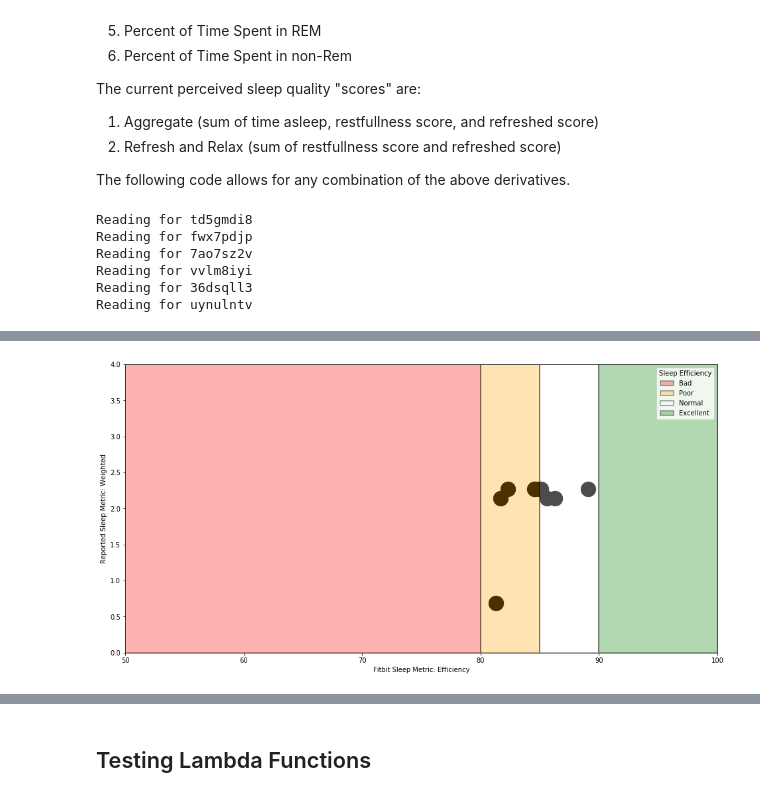
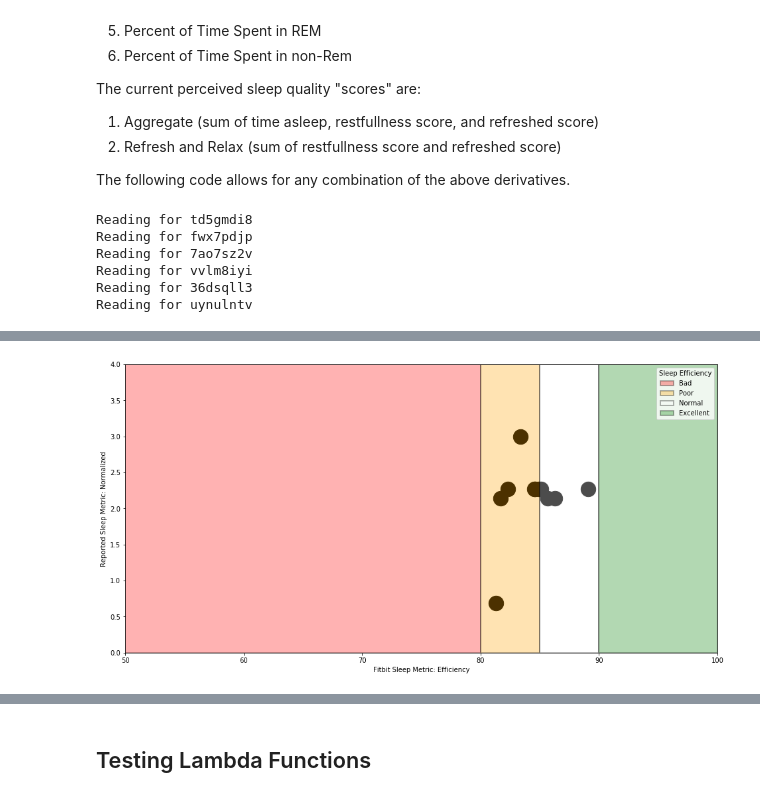
Before and after one commit to ccraddock/UT2000-SummerDashboard, a Jupyter notebook: UT2000_SummerDashboard_MasterNotebook.ipynb, the cells around one changed output, grey strips where cells are left out. Cells and saved outputs as stored; diff of their text form; code cells hidden in the pictures.

```diff
--- a/UT2000_SummerDashboard_MasterNotebook.ipynb
+++ b/UT2000_SummerDashboard_MasterNotebook.ipynb
@@ -30,7 +30,7 @@ The start and end dates are defaulted to the earliest and latest dates, respecti
 # %%
 student_list = ['e5z2mjax','td5gmdi8','fwx7pdjp','tvydwa9w','7ao7sz2v','19k2rlua','vvlm8iyi','36dsqll3','uynulntv','uuc9c1q8']
 start_date = '03/11/2019'
-end_date = '03/31/2019'
+end_date = '04/15/2019'
 # Getting the number of hours
 time_diff = datetime.strptime(end_date, '%m/%d/%Y') - datetime.strptime(start_date, '%m/%d/%Y')
 num_hours = int(divmod(time_diff.total_seconds(),3600)[0])+24 # add 24 because we import all of the last day
@@ -359,7 +356,7 @@ for name in SM_byInd.index:
             ## --- Change these values here --- ##
             sleep_metric = 'Efficiency'
             sm_lim = [50, 100]
-            sleep_score = 'Weighted'
+            sleep_score = 'Normalized'
             psm_lim = [0, 4]
             ## -------------------------------- ##
 
@@ -379,4 +376,4 @@ Reading for uynulntv
-[figure, old version]
+[figure, new version]
 [figure]
 # %% [markdown]
 ## Testing Lambda Functions
```
Also changed, not shown: parts of 8 cells of this notebook.
